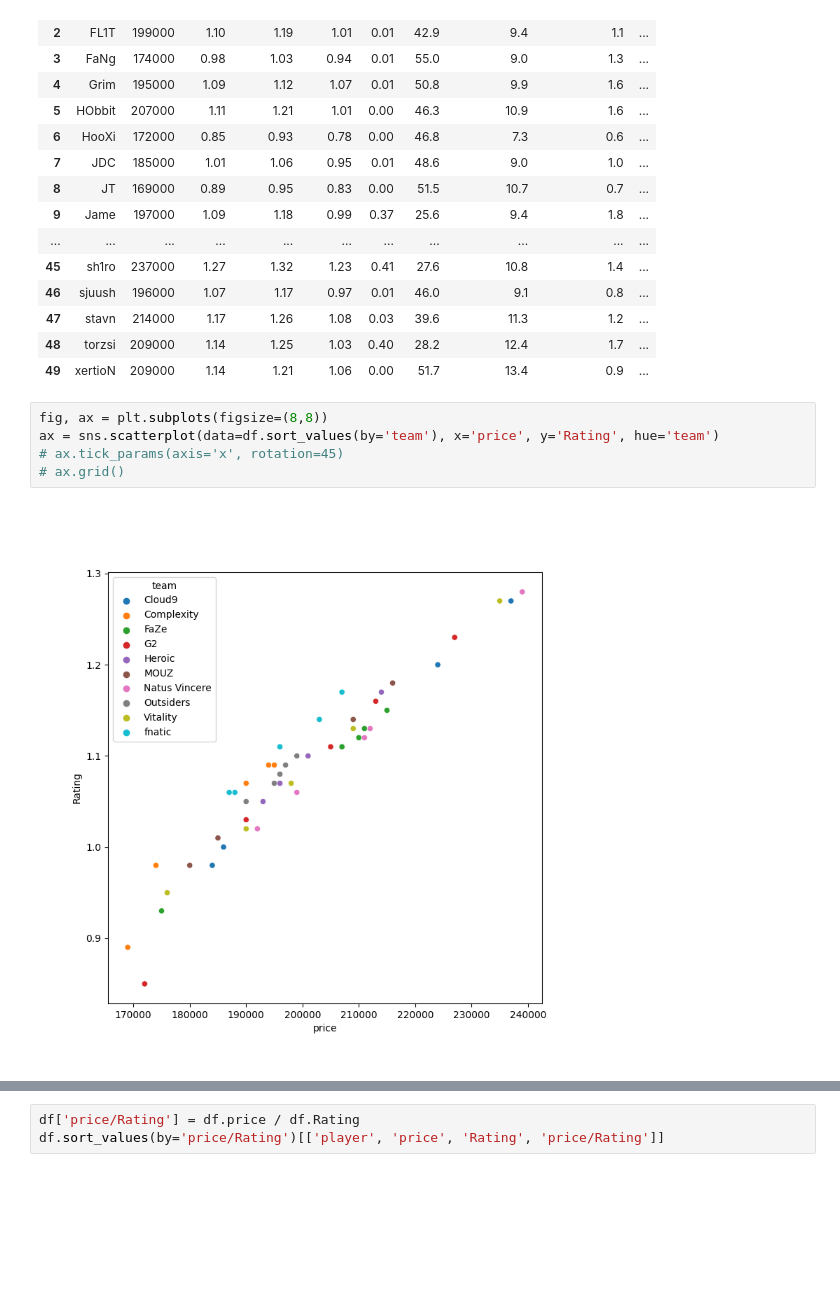
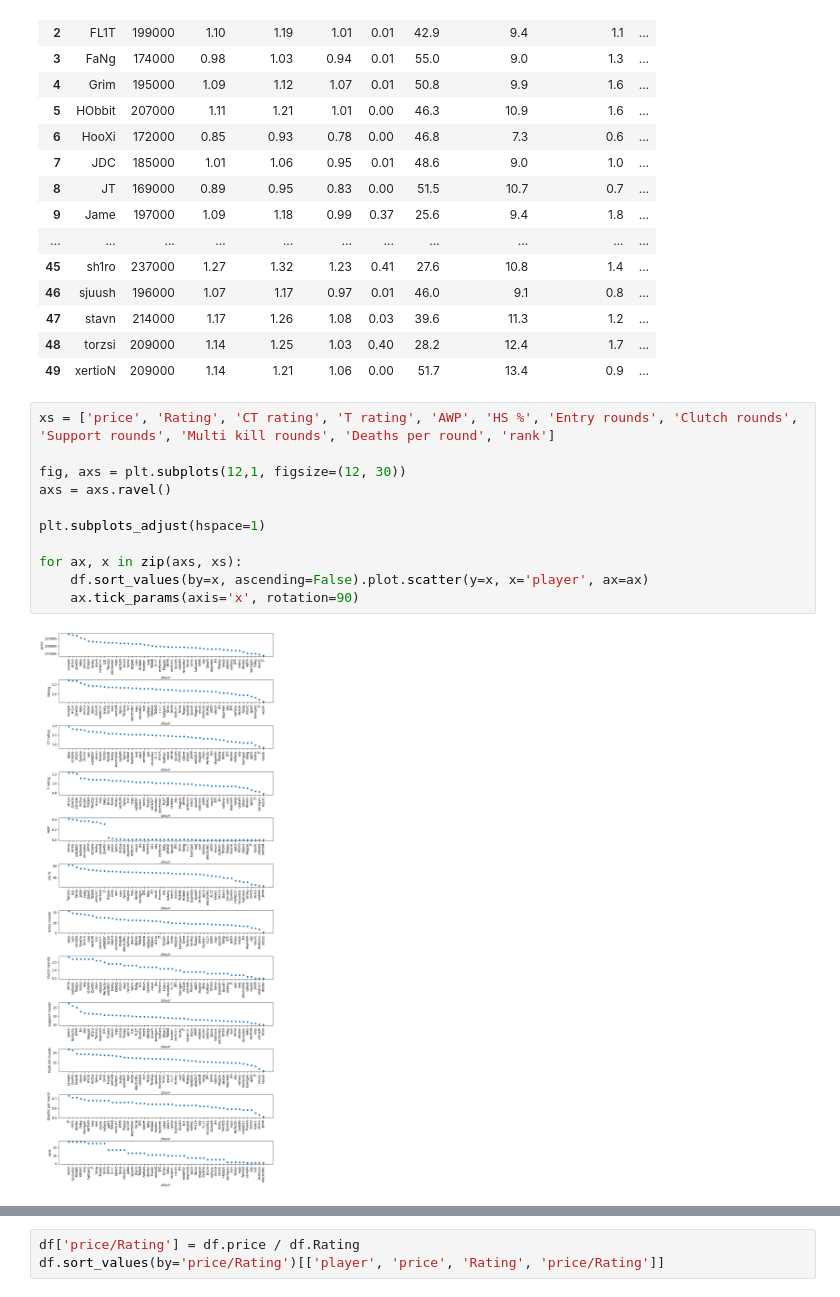
Before and after one commit to nilswiersma/hltv-fantasy-scraper, a Jupyter notebook: analyze_players.ipynb, the cells around one changed output, grey strips where cells are left out. Saved outputs shown, nothing was run; the diff lists cells and outputs as text; blank space fills up the shorter version.

```diff
--- a/analyze_players.ipynb
+++ b/analyze_players.ipynb
@@ -29,10 +29,16 @@ df
 | 47 | stavn | 214000 | 1.17 | 1.26 | 1.08 | 0.03 | 39.6 | 11.3 | 1.2 | ... |
 | 48 | torzsi | 209000 | 1.14 | 1.25 | 1.03 | 0.40 | 28.2 | 12.4 | 1.7 | ... |
 | 49 | xertioN | 209000 | 1.14 | 1.21 | 1.06 | 0.00 | 51.7 | 13.4 | 0.9 | ... |
-# %%
-fig, ax = plt.subplots(figsize=(8,8))
-ax = sns.scatterplot(data=df.sort_values(by='team'), x='price', y='Rating', hue='team')
-# ax.tick_params(axis='x', rotation=45)
-# ax.grid()
-# %% [output]
-[figure, removed]
+# %%
+xs = ['price', 'Rating', 'CT rating', 'T rating', 'AWP', 'HS %', 'Entry rounds', 'Clutch rounds', 'Support rounds', 'Multi kill rounds', 'Deaths per round', 'rank']
+
+fig, axs = plt.subplots(12,1, figsize=(12, 30))
+axs = axs.ravel()
+
+plt.subplots_adjust(hspace=1)
+
+for ax, x in zip(axs, xs):
+    df.sort_values(by=x, ascending=False).plot.scatter(y=x, x='player', ax=ax)
+    ax.tick_params(axis='x', rotation=90)
+# %% [output]
+[figure, added]
```
Also changed, not shown: parts of 7 cells of this notebook, 1 other file.
